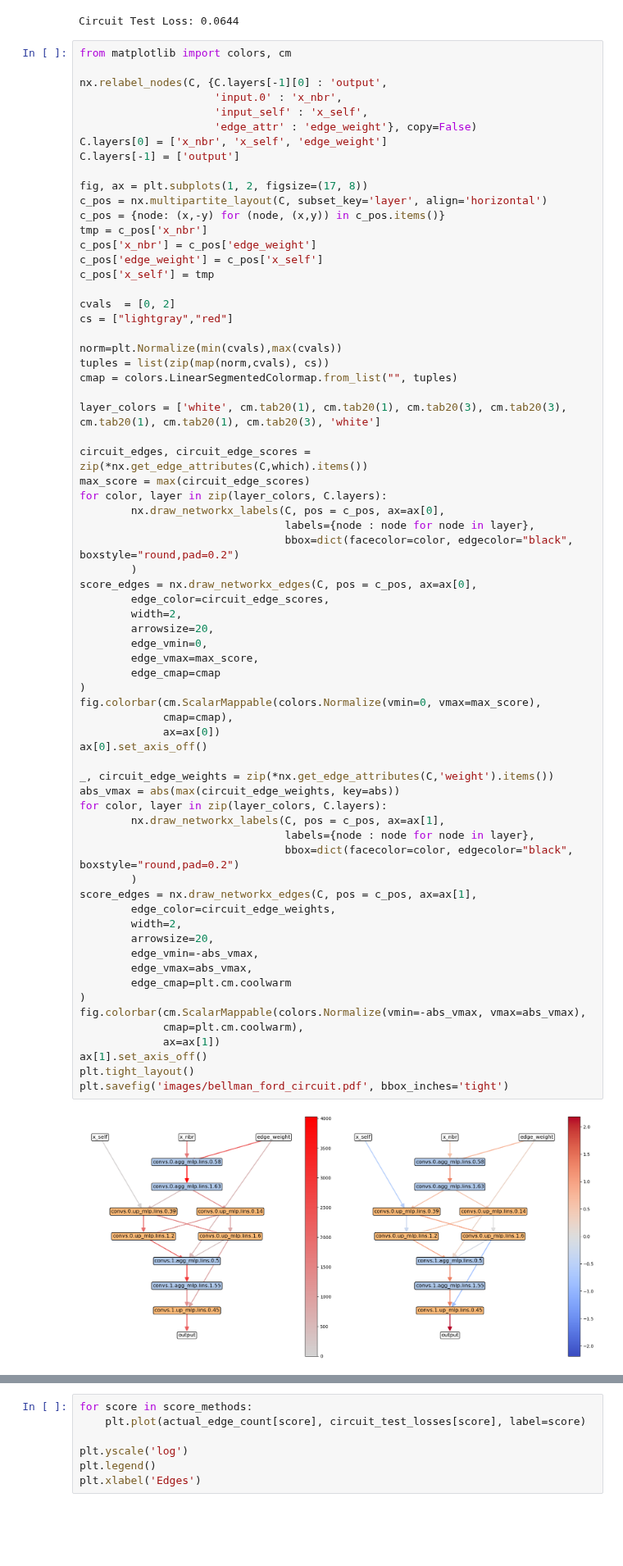
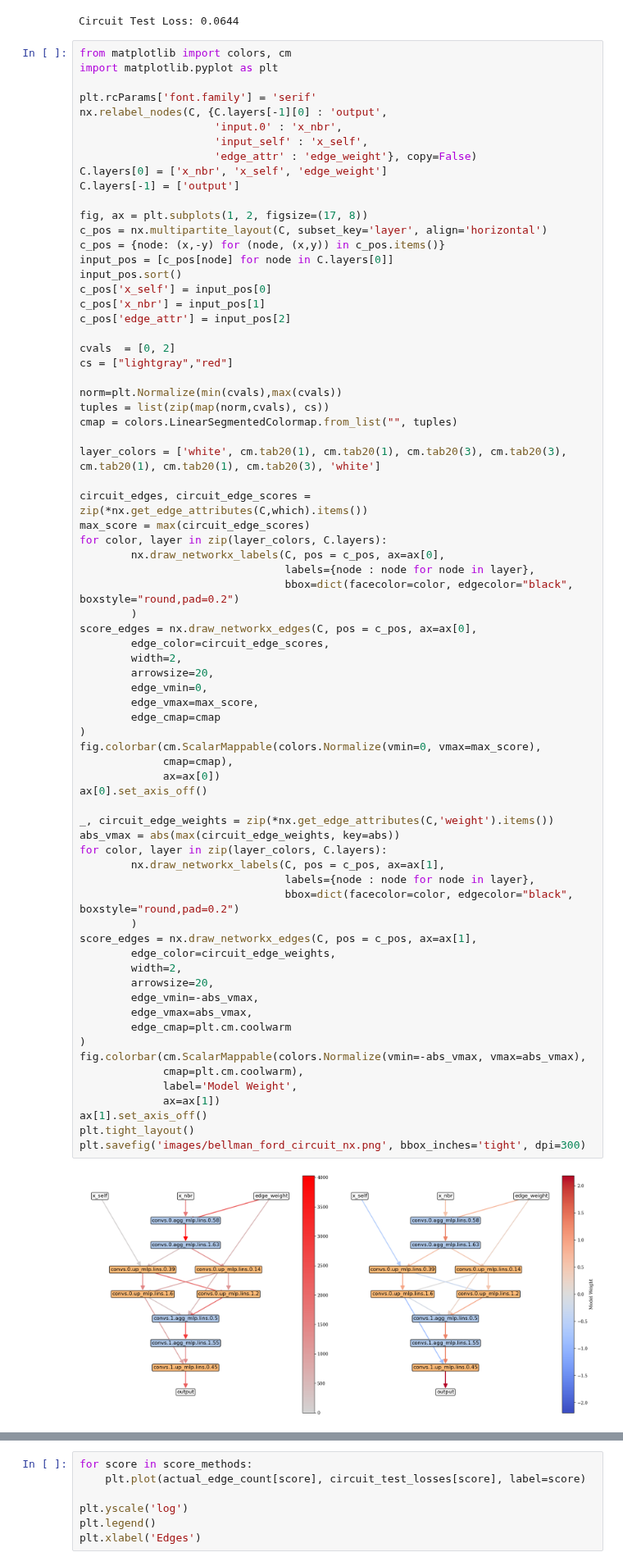
Before and after one commit to pnnl/MINAR, a Jupyter notebook: circuits_bellman_ford.ipynb, the cells around one changed output, grey strips where cells are left out. Shown at 82% size. Drawn from its saved outputs; the diff is of its cells as text; blank space fills up the shorter version.

```diff
--- a/circuits_bellman_ford.ipynb
+++ b/circuits_bellman_ford.ipynb
@@ -69,7 +71,9 @@ for data in test_loader:
 Circuit Test Loss: 0.0644
 # %%
 from matplotlib import colors, cm
+import matplotlib.pyplot as plt
 
+plt.rcParams['font.family'] = 'serif'
 nx.relabel_nodes(C, {C.layers[-1][0] : 'output',
                      'input.0' : 'x_nbr',
                      'input_self' : 'x_self',
@@ -80,10 +84,11 @@ C.layers[-1] = ['output']
 fig, ax = plt.subplots(1, 2, figsize=(17, 8))
 c_pos = nx.multipartite_layout(C, subset_key='layer', align='horizontal')
 c_pos = {node: (x,-y) for (node, (x,y)) in c_pos.items()}
-tmp = c_pos['x_nbr']
-c_pos['x_nbr'] = c_pos['edge_weight']
-c_pos['edge_weight'] = c_pos['x_self']
-c_pos['x_self'] = tmp
+input_pos = [c_pos[node] for node in C.layers[0]]
+input_pos.sort()
+c_pos['x_self'] = input_pos[0]
+c_pos['x_nbr'] = input_pos[1]
+c_pos['edge_attr'] = input_pos[2]
 
 cvals  = [0, 2]
 cs = ["lightgray","red"]
@@ -108,32 +113,33 @@ score_edges = nx.draw_networkx_edges(C, pos = c_pos, ax=ax[0],
         edge_vmin=0,
         edge_vmax=max_score,
         edge_cmap=cmap
 )
 fig.colorbar(cm.ScalarMappable(colors.Normalize(vmin=0, vmax=max_score),
              cmap=cmap),
              ax=ax[0])
 ax[0].set_axis_off()
 
 _, circuit_edge_weights = zip(*nx.get_edge_attributes(C,'weight').items())
 abs_vmax = abs(max(circuit_edge_weights, key=abs))
 for color, layer in zip(layer_colors, C.layers):
         nx.draw_networkx_labels(C, pos = c_pos, ax=ax[1],
                                 labels={node : node for node in layer},
                                 bbox=dict(facecolor=color, edgecolor="black", boxstyle="round,pad=0.2")
         )
 score_edges = nx.draw_networkx_edges(C, pos = c_pos, ax=ax[1],
         edge_color=circuit_edge_weights,
         width=2,
         arrowsize=20,
         edge_vmin=-abs_vmax,
         edge_vmax=abs_vmax,
         edge_cmap=plt.cm.coolwarm
 )
 fig.colorbar(cm.ScalarMappable(colors.Normalize(vmin=-abs_vmax, vmax=abs_vmax),
              cmap=plt.cm.coolwarm),
+             label='Model Weight',
              ax=ax[1])
 ax[1].set_axis_off()
 plt.tight_layout()
-plt.savefig('images/bellman_ford_circuit.pdf', bbox_inches='tight')
+plt.savefig('images/bellman_ford_circuit_nx.png', bbox_inches='tight', dpi=300)
 # %% [output]
-[figure, old version]
+[figure, new version]
```
Also changed, not shown: parts of 2 cells of this notebook, 19 other files.
